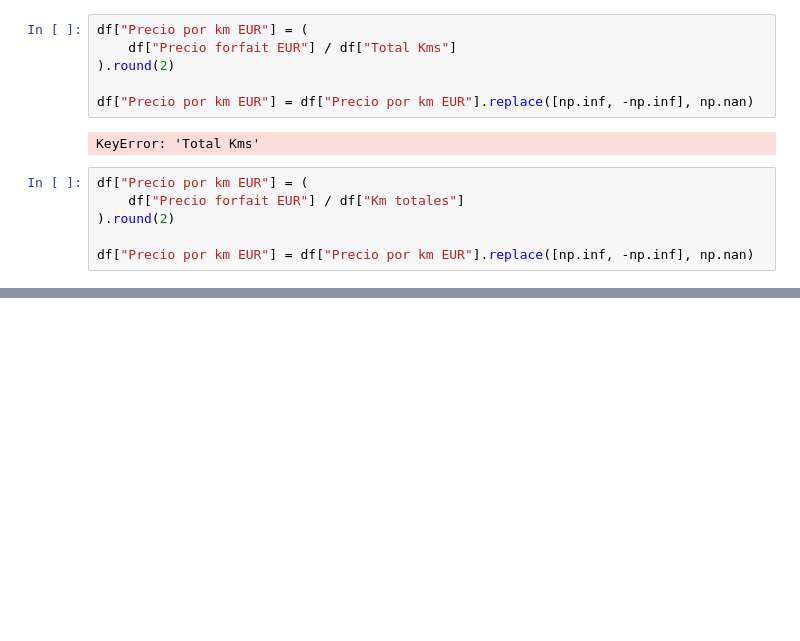
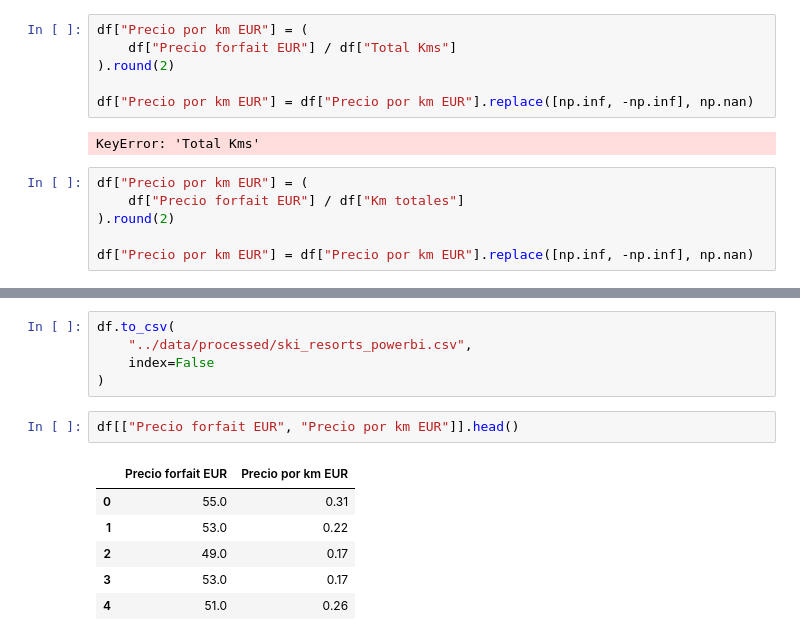
Before and after one commit to contactodiegovega/Ski-Resort-Analysis, a Jupyter notebook: notebooks/eda.ipynb, the cells around one changed output, grey strips where cells are left out. Drawn from its saved outputs; the diff is of its cells as text; blank space fills up the shorter version.

```diff
--- a/notebooks/eda.ipynb
+++ b/notebooks/eda.ipynb
@@ -421,0 +429,14 @@ df[["Precio forfait EUR", "Km totales", "Precio por km EUR"]].head()
+# %%
+df.to_csv(
+    "../data/processed/ski_resorts_powerbi.csv",
+    index=False
+)
+# %%
+df[["Precio forfait EUR", "Precio por km EUR"]].head()
+# %% [output]
+|  | Precio forfait EUR | Precio por km EUR |
+| 0 | 55.0 | 0.31 |
+| 1 | 53.0 | 0.22 |
+| 2 | 49.0 | 0.17 |
+| 3 | 53.0 | 0.17 |
+| 4 | 51.0 | 0.26 |
```
Also changed, not shown: parts of 2 cells of this notebook, 2 other files.
